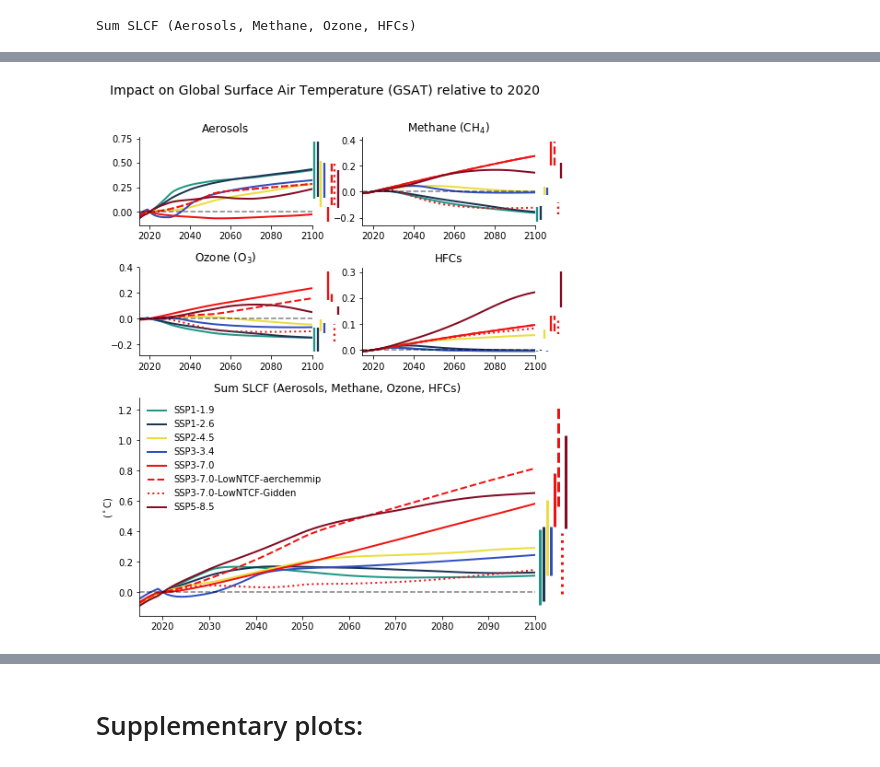
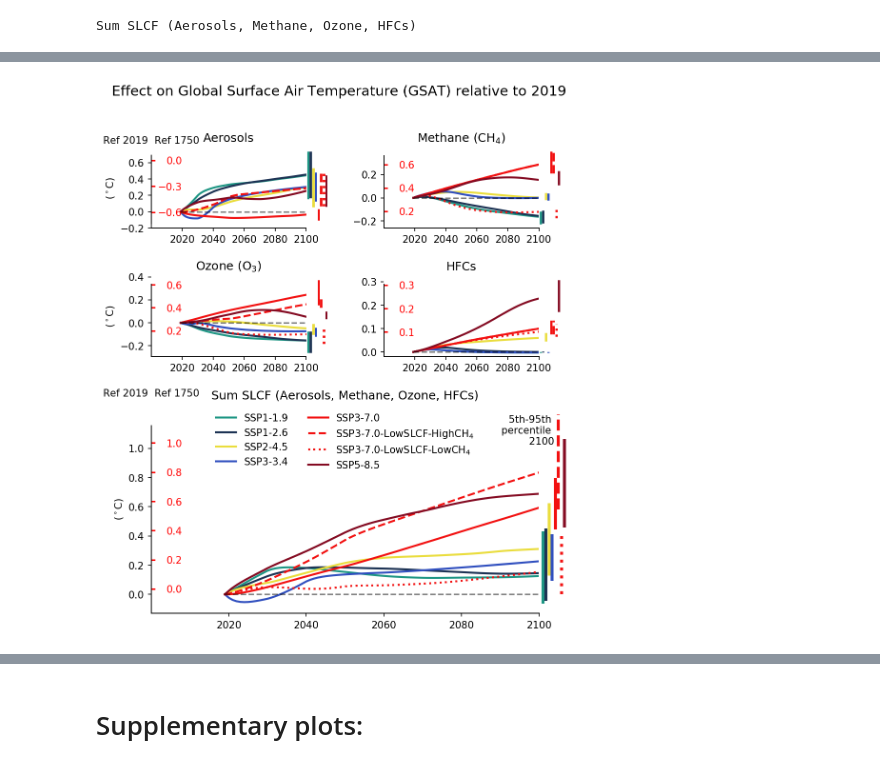
Before and after one commit to sarambl/AR6_CH6_RCMIPFIGS, a Jupyter notebook: ar6_ch6_rcmipfigs/notebooks/recommandation/03-1_delta_T_plot_recommendation.ipynb, the cells around one changed output, grey strips where cells are left out. Saved outputs shown, nothing was run; the diff lists cells and outputs as text; code cells hidden in the pictures.

```diff
--- a/ar6_ch6_rcmipfigs/notebooks/recommandation/03-1_delta_T_plot_recommendation.ipynb
+++ b/ar6_ch6_rcmipfigs/notebooks/recommandation/03-1_delta_T_plot_recommendation.ipynb
@@ -40,7 +40,7 @@ last_y = '2100'
 # %% [markdown]
 **Set reference year for temperature change:**
 # %%
-ref_year = '2020'
+ref_year = '2019'
 # %%
 FIGURE_DIR = RESULTS_DIR / 'figures_recommendation/'
 
@@ -178,7 +176,7 @@ def get_fig_ax_tot(fgsize=None, nrows=2, ncols=3, rows_tot=0, cols_tot=2, tot_fi
     """
     if fgsize is None:
         fgsize = [11, 4.4]
-    fg = plt.figure(constrained_layout=False, figsize=fgsize)
+    fg = plt.figure(constrained_layout=False, figsize=fgsize, dpi=150)
     if orientation == 'horizontal':
         _cols = ncols + cols_tot
         _rows = nrows
@@ -224,7 +222,7 @@ def get_fig_ax_tot_old(fgsize=None):
     """
     if fgsize is None:
         fgsize = [13, 12]
-    _fig = plt.figure(constrained_layout=False, figsize=fgsize)
+    _fig = plt.figure(constrained_layout=False, figsize=fgsize, dpi=140)
     spec2 = gridspec.GridSpec(ncols=12, nrows=4, figure=_fig)
     com_axs = []
     for i in np.arange(2):
@@ -275,7 +273,7 @@ ds_DT = xr.merge([ds_DT,dd1])
 # %% [output]
 Sum SLCF (Aerosols, Methane, Ozone, HFCs)
 # %%
-def add_uncertainty_bar(ax, var, end_y = 2100, s_y = 2020,
+def add_uncertainty_bar(ax, var, end_y = 2100, s_y = 2019,
                         to = 'p95-p50',
                         frm='p05-p50',
                        linewidth=4,
@@ -315,3 +315,5 @@ lsdic = get_scenario_ls_dic()  # get_ls_dic(ds_DT[climatemodel].values)
+# %%
+ls_xticks= [2020,2040,2060,2080,2100]
 # %%
 from ar6_ch6_rcmipfigs.utils.plot import trans_scen2plotlabel
 
@@ -321,7 +323,9 @@ import matplotlib.pyplot as plt
 
 figsize = [7, 8]#[6, 4]
 s_y = ref_year
-s_y2 = '2015'
+s_y2 = '2019'
+s_y2_xax = '2005'
+
 e_y = last_y
 e_y2 = last_y
 # scenario colors and linestyle
@@ -336,6 +340,7 @@ fig2, axs, ax_tot = get_fig_ax_tot(fgsize=figsize, rows_tot=2, cols_tot=0,ncols=
 
 # fig3 = plt.figure(constrained_layout=True)
 _ds = ds_DT.sel(year=slice(s_y2, e_y2))
+twn_axs =[]
 for var, ax in zip(variables_erf_comp, axs):
 
     print(var)
@@ -354,13 +359,35 @@ for var, ax in zip(variables_erf_comp, axs):
     # various labels:
     ax.set_title('%s' % get_var_nicename(var))
 
+    ax.set_xlabel('')
     ax.set_ylabel('')
-    ax.set_xlabel('')
-    fix_ax(ax)
     # Plot zero line:
     ax.plot(_ds['year'], np.zeros(len(_ds['year'])), c='k', alpha=0.5, linestyle='dashed')
     add_uncertainty_bar(ax, var, linewidth=2.3, i_plus=1.7)
     #ax.set_ylim([-.3,1])
+    par1 = ax.twinx()
+    add_ticks_rigth(par1)
+    fix_ax(ax)
+    fix_ax(par1)
+    #ax.spines['bottom'].set_bounds(2019, 2100)
+    #par1.spines['bottom'].set_bounds(2019, 2100)
+    bound_yax(ax)
+    bound_yax(par1)
+    ax.set_xlim([2000,2100])
+    twn_axs.append(par1)
+    set_ylim_sec_ax(ds_DT, var, ax, par1,ref_year=1750, ref_y_first_ax=2019)
+    #ax.set_yticks(ax.get_yticks()[:-1])
+    #par1.set_yticks(par1.get_yticks()[:-1])
+    par1.set_yticks(ytick_dic_pi[var])
+    ax.set_yticks(ytick_dic[var])
+    ax.set_xticks(ls_xticks)
+
+add_reftext(axs[0])
+
+
+for ax in axs[0::2]:
+    ax.set_ylabel('($^\circ$C)')
+
 
 if len(axs)>len(variables_erf_comp):
     l = len(variables_erf_comp)
@@ -390,7 +417,7 @@ add_uncertainty_bar(ax, var, linewidth=3,
                     i_plus=.8)
 _ds = ds_DT.sel(year=slice(s_y2, e_y2))
 ax.plot(_ds['year'], np.zeros(len(_ds['year'])), c='k', alpha=0.5, linestyle='dashed')
-plt.suptitle('Impact on Global Surface Air Temperature (GSAT) relative to 2020', fontsize=14, y=1.05)
+plt.suptitle('Effect on Global Surface Air Temperature (GSAT) relative to 2019', fontsize=14, y=1.05)
 # adjust plot visuals:
 _str = ''
 _vl = [get_var_nicename(var).split('(')[0].strip() for var in variables_erf_comp]
@@ -401,12 +428,38 @@ ax.set_title('Sum SLCF (%s)' % _str[:-2])
 ax.set_ylabel('($^\circ$C)')
 ax.set_xlabel('')
 
-ax.legend(frameon=False, loc='upper left')
+par1 = ax.twinx()
+add_ticks_rigth(par1)
 fix_ax(ax)
-plt.subplots_adjust(top=0.94, left=0.125, wspace=.5, hspace=.5)
-plt.tight_layout()# w_pad=4)#rect=[0,0,.94,1],
-plt.savefig(FIGURE_DIR / 'total_ref2020_from2015_all_2.png', dpi=300, bbox_inches='tight')
-plt.savefig(FIGURE_DIR / 'total_ref2020_from2015_all_2.pdf', bbox_inches='tight')  # , dpi=300)
+fix_ax(par1)
+fix_ax(ax)
+
+#ax.spines['bottom'].set_bounds(2019, 2100)
+#par1.spines['bottom'].set_bounds(2019, 2100)
+ax.set_xlim([2000,2100])
+add_reftext(ax)
+ax.text(1.04,.8,
+            '5th-95th \n percentile \n 2100',
+            ha='right',
+            va='bottom',
+            transform = ax.transAxes)
+var = 'Sum SLCF (Aerosols, Methane, Ozone, HFCs)'
+
+diff =set_ylim_sec_ax(ds_DT, var, ax, par1,ref_year=1750, ref_y_first_ax=2019)
+#ax.set_yticks(ax.get_yticks()[:-2])
+#par1.set_yticks(par1.get_yticks()[:-2])
+ax.set_yticks(ytick_dic[var])
+ax.set_xticks(ls_xticks)
+
+#ax.set_yticks(ytick_dic[var])
+
+par1.set_yticks(ytick_dic_pi[var])
+
+ax.legend(frameon=False, loc='upper center',ncol=2)
+plt.subplots_adjust(top=0.94, left=0.125, wspace=.5, hspace=.6)
+#plt.tight_layout()# w_pad=4)#rect=[0,0,.94,1],
+plt.savefig(FIGURE_DIR / 'total_ref2019_from2015_all_2.png', dpi=300, bbox_inches='tight')
+plt.savefig(FIGURE_DIR / 'total_ref2019_from2015_all_2.pdf', bbox_inches='tight')  # , dpi=300)
 plt.show()
 # %% [output]
 aerosol-total-with_bc-snow
@@ -416 +479 @@ HFCs
-[figure, old version]
+[figure, new version]
```
Also changed, not shown: parts of 34 cells of this notebook, 1 other file.
